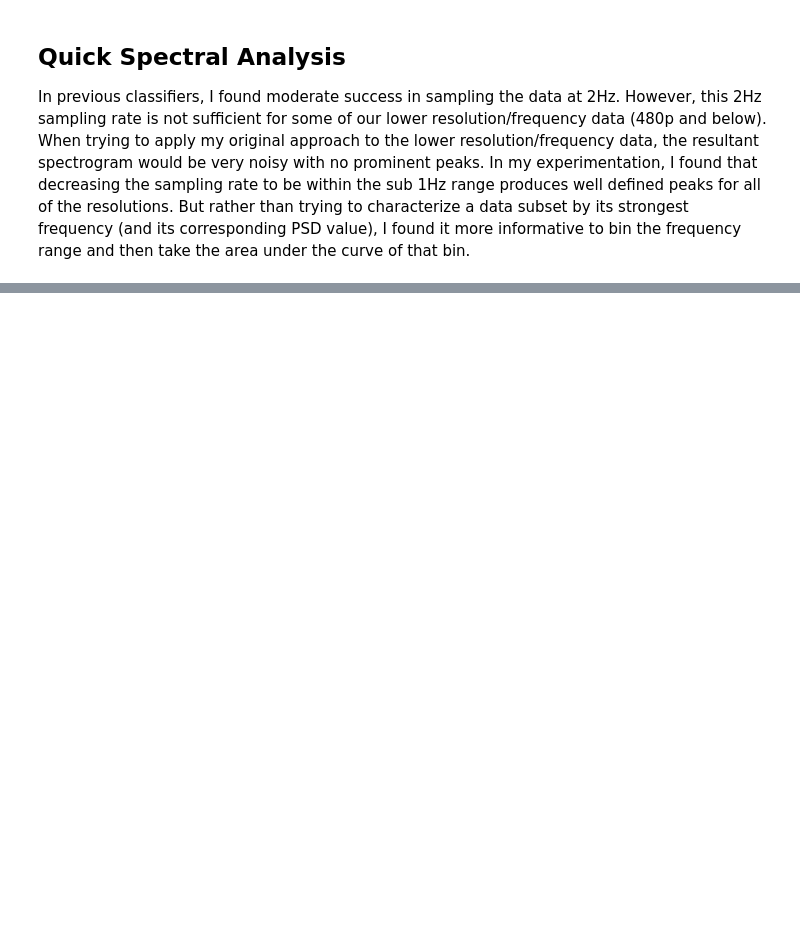
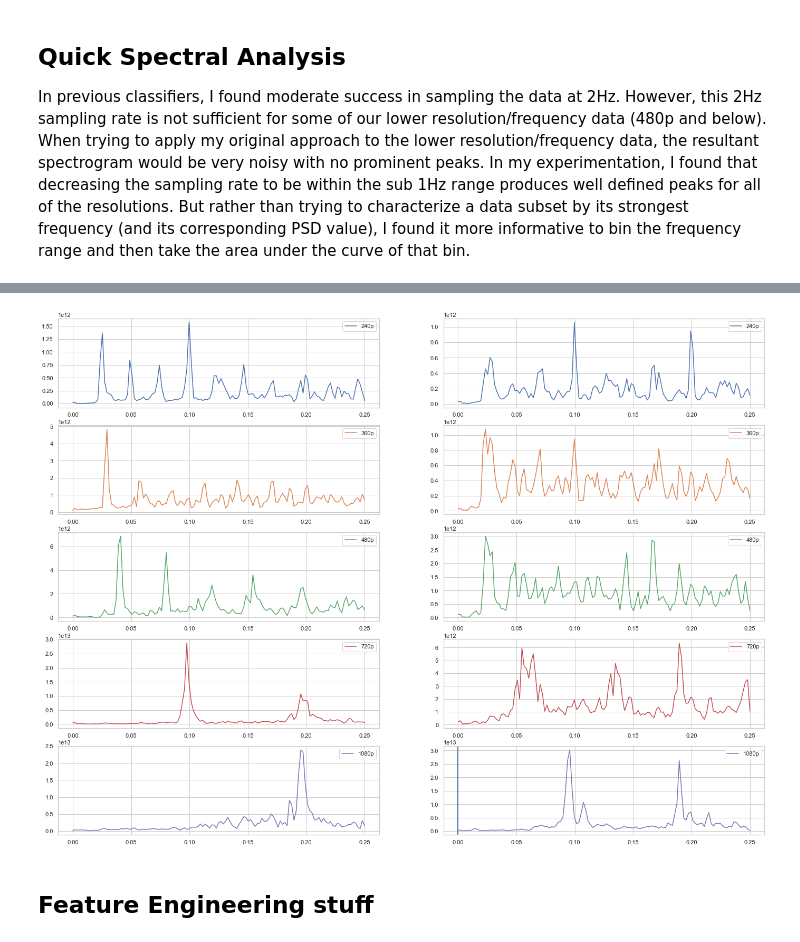
Before and after one commit to stephdoan/ResRecovery, a Jupyter notebook: notebooks/EDA.ipynb, the cells around one changed output, grey strips where cells are left out. Saved outputs shown, nothing was run; the diff lists cells and outputs as text; code cells hidden in the pictures; blank space fills up the shorter version.

```diff
--- a/notebooks/EDA.ipynb
+++ b/notebooks/EDA.ipynb
@@ -134,3 +133,27 @@ stdoan_resample_lst = [convert_ms_df(df).resample(size, on='Time').sum() for df
+# %%
+sns.set_style('whitegrid')
+fig, axes = plt.subplots(5, 2, figsize=(24, 18), sharex=False, sharey=False)
+
+color_lst = sns.color_palette()
+
+iman_resample_lst = [convert_ms_df(df).resample(size, on='Time').sum() for df in iman_lst]
+stdoan_resample_lst = [convert_ms_df(df).resample(size, on='Time').sum() for df in stdoan_lst]
+
+i = 0
+for df in iman_resample_lst:
+  f, Pxx = sp.signal.welch(df['pkt_size'], fs=.5)
+  sns.lineplot(f, Pxx, ax=axes[i, 0], label=res_col[i], color=color_lst[i])
+  i+=1
+
+j = 0
+for df in stdoan_resample_lst:
+  f, Pxx = sp.signal.welch(df['pkt_size'], fs=.5)
+  sns.lineplot(f, Pxx, ax=axes[j, 1], label=res_col[j], color=color_lst[j])
+  j+=1
+# %% [output]
+[figure, added]
+# %% [markdown]
+## Feature Engineering stuff
 # %%
 def chunk_data(df, interval=120):
     """
```
Also changed, not shown: parts of 19 cells of this notebook, 2 other files.
